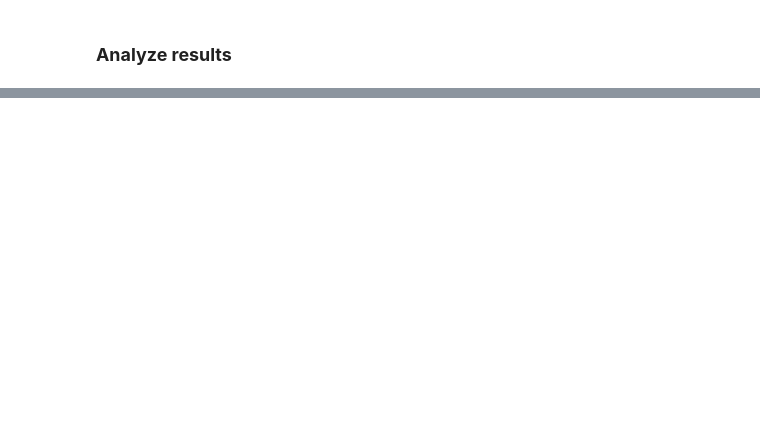
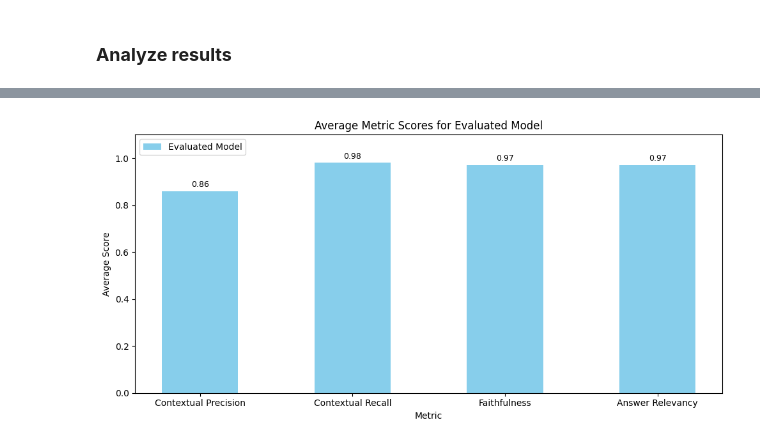
Before and after one commit to NgHuyen137/Research-RAG-Chatbot, a Jupyter notebook: evaluation/analyze_results.ipynb, the cells around one changed output, grey strips where cells are left out. Saved outputs shown, nothing was run; the diff lists cells and outputs as text; code cells hidden in the pictures; blank space fills up the shorter version.

```diff
--- a/evaluation/analyze_results.ipynb
+++ b/evaluation/analyze_results.ipynb
@@ -101,0 +49,55 @@ plt.show()
+# %%
+eval_df = pd.read_csv("../data/results/result.csv")
+# %%
+title_mapping = {
+  0: "Contextual Precision",
+  1: "Contextual Recall",
+  2: "Faithfulness",
+  3: "Answer Relevancy"
+}
+
+metric_name_mapping = {
+  0: "contextual_precision",
+  1: "contextual_recall",
+  2: "faithfulness",
+  3: "answer_relevancy"
+}
+# %%
+# Calculate average scores for the evaluated model
+eval_means = []
+
+for i in range(4):
+  metric = metric_name_mapping[i] + "_score"
+  eval_mean = round(eval_df[metric].mean(), 2)
+  eval_means.append(eval_mean)
+
+# Plotting
+x_labels = [title_mapping[i] for i in range(4)]
+x = np.arange(len(x_labels))  # label locations
+width = 0.5  # full-width bars since we only show one model
+
+plt.figure(figsize=(10, 5))
+bars = plt.bar(x, eval_means, width, label='Evaluated Model', color='skyblue')
+
+# Labels and titles
+plt.xlabel("Metric")
+plt.ylabel("Average Score")
+plt.title("Average Metric Scores for Evaluated Model")
+plt.xticks(x, x_labels)
+plt.ylim(0, 1.1)
+plt.legend()
+
+# Annotate bars
+for bar in bars:
+  height = bar.get_height()
+  plt.text(
+    bar.get_x() + bar.get_width() / 2,
+    height + 0.01,
+    f"{height:.2f}",
+    ha='center', va='bottom', fontsize=9
+  )
+
+plt.tight_layout()
+plt.show()
+# %% [output]
+[figure, added]
```
Also changed, not shown: parts of 7 cells of this notebook, 14 other files.
